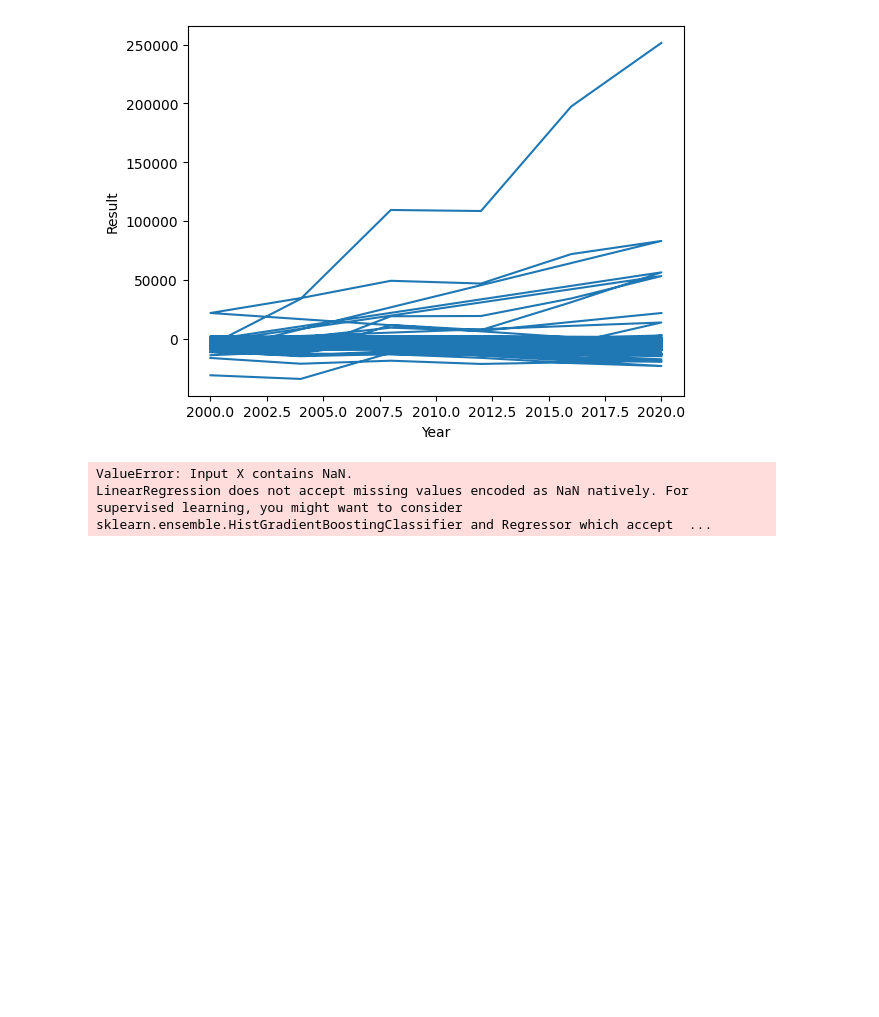
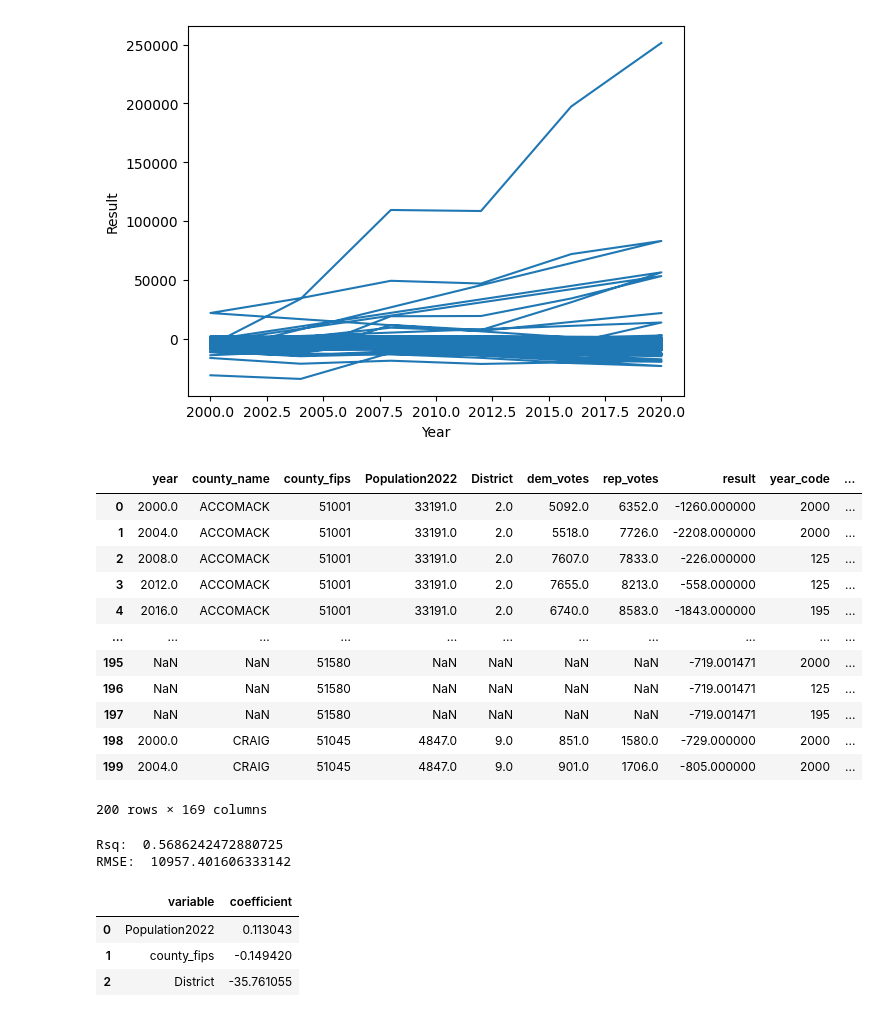
Before and after one commit to Nehach73/DS3001_project_voting, a Jupyter notebook: Project_Notebook_3.ipynb, the cells around one changed output. Cells and saved outputs as stored; diff of their text form; code cells hidden in the pictures; blank space fills up the shorter version.

```diff
--- a/Project_Notebook_3.ipynb
+++ b/Project_Notebook_3.ipynb
@@ -158,18 +158,35 @@ plt.show()
 #ax.axis('off')
 #cax = divider.append_axes("right", size="2%", pad=0.08)
 #voting_2022.plot(ax=ax,column='Population2022',legend=True)
+# %%
+voting_vars['dem_votes'].dropna(inplace=True)
+voting_vars.head(200)
+# %% [output]
+|  | year | county_name | county_fips | Population2022 | District | dem_votes | rep_votes | result | year_code | ... |
+| 0 | 2000.0 | ACCOMACK | 51001 | 33191.0 | 2.0 | 5092.0 | 6352.0 | -1260.000000 | 2000 | ... |
+| 1 | 2004.0 | ACCOMACK | 51001 | 33191.0 | 2.0 | 5518.0 | 7726.0 | -2208.000000 | 2000 | ... |
+| 2 | 2008.0 | ACCOMACK | 51001 | 33191.0 | 2.0 | 7607.0 | 7833.0 | -226.000000 | 125 | ... |
+| 3 | 2012.0 | ACCOMACK | 51001 | 33191.0 | 2.0 | 7655.0 | 8213.0 | -558.000000 | 125 | ... |
+| 4 | 2016.0 | ACCOMACK | 51001 | 33191.0 | 2.0 | 6740.0 | 8583.0 | -1843.000000 | 195 | ... |
+| ... | ... | ... | ... | ... | ... | ... | ... | ... | ... | ... |
+| 195 | NaN | NaN | 51580 | NaN | NaN | NaN | NaN | -719.001471 | 2000 | ... |
+| 196 | NaN | NaN | 51580 | NaN | NaN | NaN | NaN | -719.001471 | 125 | ... |
+| 197 | NaN | NaN | 51580 | NaN | NaN | NaN | NaN | -719.001471 | 195 | ... |
+| 198 | 2000.0 | CRAIG | 51045 | 4847.0 | 9.0 | 851.0 | 1580.0 | -729.000000 | 2000 | ... |
+| 199 | 2004.0 | CRAIG | 51045 | 4847.0 | 9.0 | 901.0 | 1706.0 | -805.000000 | 2000 | ... |
+200 rows × 169 columns
 # %%
 y = voting_vars['result']
 y.fillna(y.mean(), inplace=True)
-X = voting_vars.loc[:,['county_fips', 'Population2022', 'District', 'AB2AA']] # Labor force by sex and age,
+X = voting_vars.loc[:,['county_fips', 'Population2022', 'District']] # Labor force by sex and age,
 X.fillna(X.mean(), inplace=True)
 
 X_train, X_test, y_train, y_test = train_test_split(X,y,
                                                     test_size=.2,
                                                     random_state=100)
 
-Z_train = pd.concat([X_train['Population2022'], X_train['county_fips'], X_train['District'], X_train['AB2AA']], axis = 1)
-Z_test = pd.concat([X_test['Population2022'], X_test['county_fips'], X_test['District'], X_train['AB2AA']], axis = 1)
+Z_train = pd.concat([X_train['Population2022'], X_train['county_fips'], X_train['District']], axis = 1)
+Z_test = pd.concat([X_test['Population2022'], X_test['county_fips'], X_test['District']], axis = 1)
 
 reg = LinearRegression(fit_intercept=False).fit(Z_train,y_train) # Run regression
 
@@ -180,5 +197,9 @@ print('RMSE: ', rmse) # R2
 results = pd.DataFrame({'variable':reg.feature_names_in_, 'coefficient': reg.coef_}) # Regression coefficients
 results
 # %% [output]
-ValueError: Input X contains NaN.
-LinearRegression does not accept missing values encoded as NaN natively. For supervised learning, you might want to consider sklearn.ensemble.HistGradientBoostingClassifier and Regressor which accept  ...
+Rsq:  0.5686242472880725
+RMSE:  10957.401606333142
+|  | variable | coefficient |
+| 0 | Population2022 | 0.113043 |
+| 1 | county_fips | -0.149420 |
+| 2 | District | -35.761055 |
```
